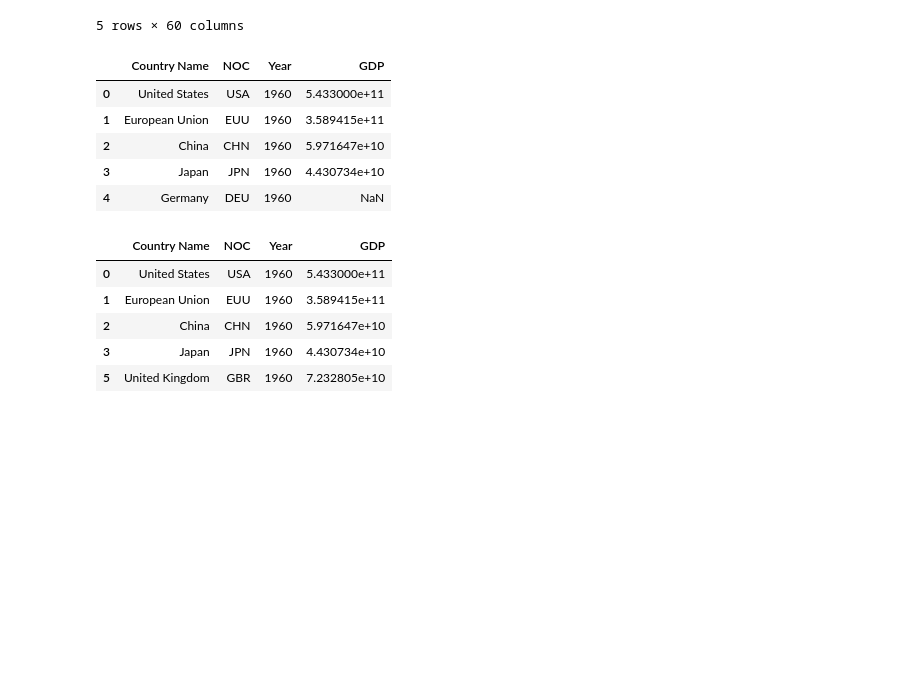
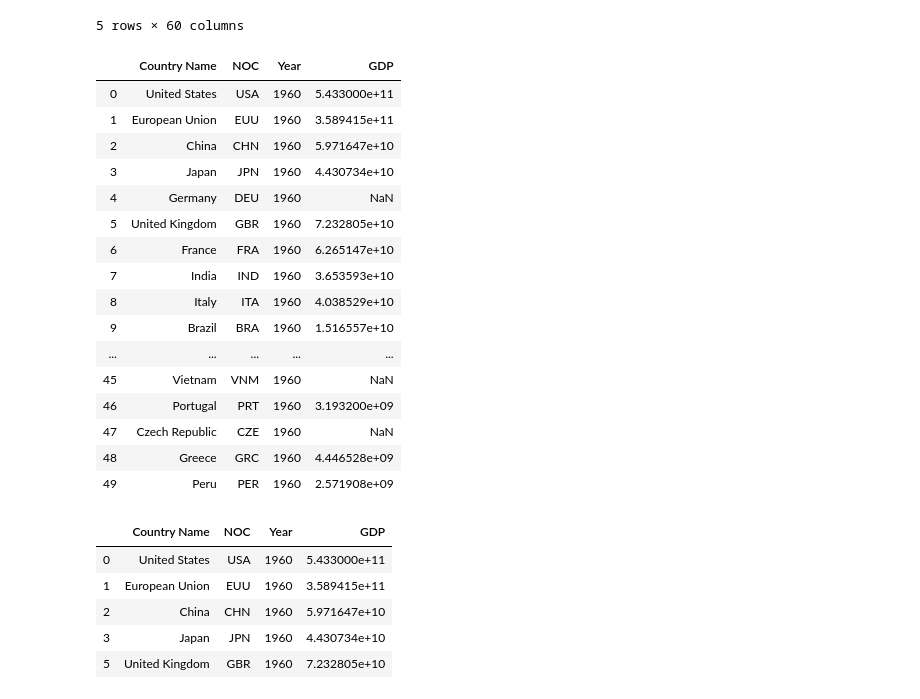
Before and after one commit to leo-evo/CV0003_MiniProj, a Jupyter notebook: OLYMPICS.ipynb, the cells around one changed output. Cells and saved outputs as stored; diff of their text form; code cells hidden in the pictures; blank space fills up the shorter version.

```diff
--- a/OLYMPICS.ipynb
+++ b/OLYMPICS.ipynb
@@ -216,17 +267,28 @@ gdp.head()
 # %%
 #Bring the Years into a single column
 gdp = pd.melt(gdp, id_vars = ['Country Name', 'NOC'], var_name = 'Year', value_name = 'GDP')
 
 #Convert the years to numeric values
 gdp['Year'] = pd.to_numeric(gdp['Year'])
-gdp.head()
+gdp.head(50)
 # %% [output]
 |  | Country Name | NOC | Year | GDP |
 | 0 | United States | USA | 1960 | 5.433000e+11 |
 | 1 | European Union | EUU | 1960 | 3.589415e+11 |
 | 2 | China | CHN | 1960 | 5.971647e+10 |
 | 3 | Japan | JPN | 1960 | 4.430734e+10 |
 | 4 | Germany | DEU | 1960 | NaN |
+| 5 | United Kingdom | GBR | 1960 | 7.232805e+10 |
+| 6 | France | FRA | 1960 | 6.265147e+10 |
+| 7 | India | IND | 1960 | 3.653593e+10 |
+| 8 | Italy | ITA | 1960 | 4.038529e+10 |
+| 9 | Brazil | BRA | 1960 | 1.516557e+10 |
+| ... | ... | ... | ... | ... |
+| 45 | Vietnam | VNM | 1960 | NaN |
+| 46 | Portugal | PRT | 1960 | 3.193200e+09 |
+| 47 | Czech Republic | CZE | 1960 | NaN |
+| 48 | Greece | GRC | 1960 | 4.446528e+09 |
+| 49 | Peru | PER | 1960 | 2.571908e+09 |
 # %%
 #Cleaning the data by removing the NaN Gdp
 cleanedgdp = gdp[gdp["GDP"].isnull() == False]
```
Also changed, not shown: parts of 15 cells of this notebook.
